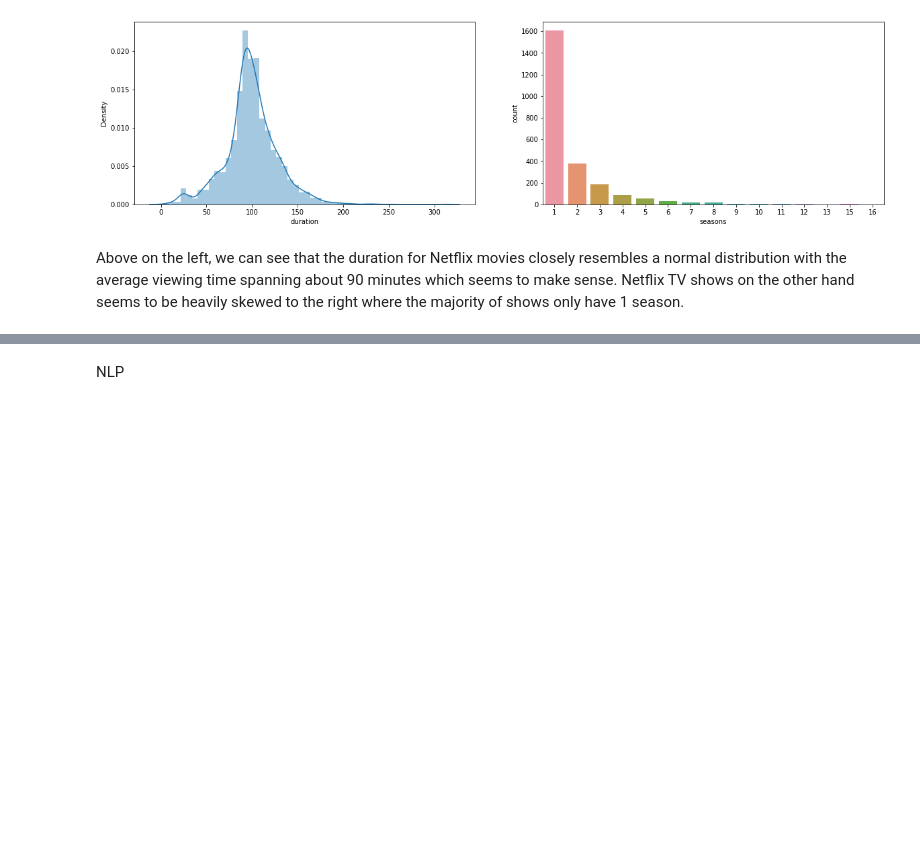
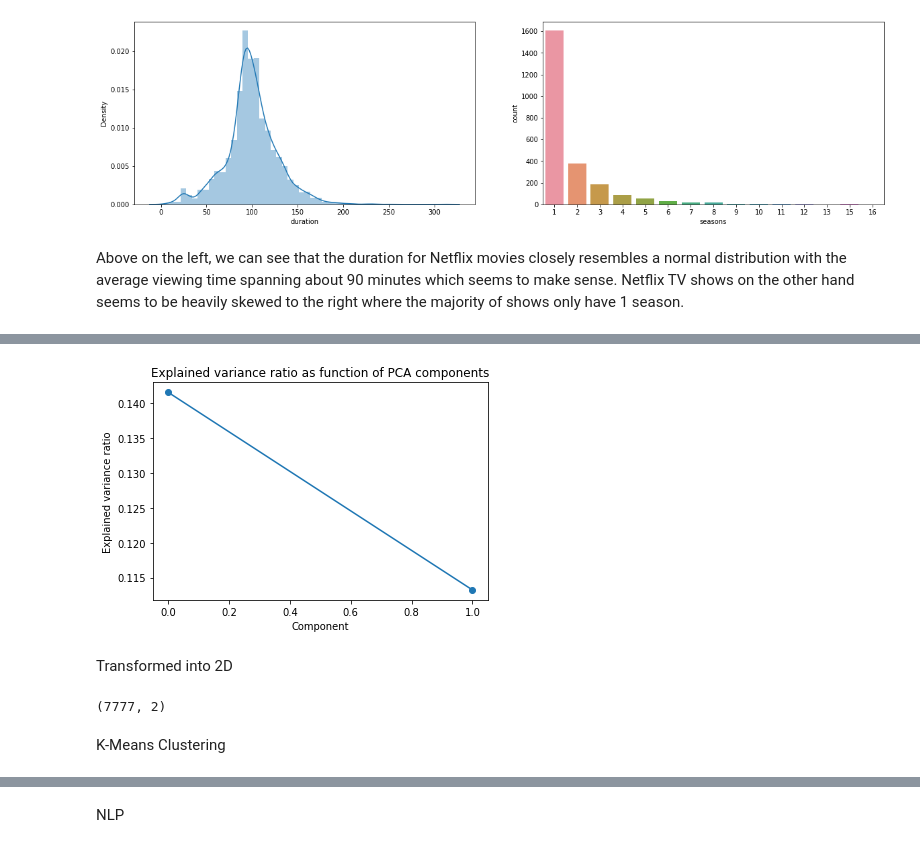
Before and after one commit to kiran2424/Netflix-Movies-and-TV-Shows-Clustering, a Jupyter notebook: NETFLIX_MOVIES_AND_TV_SHOWS_CLUSTERING.ipynb, the cells around one changed output, grey strips where cells are left out. Cells and saved outputs as stored; diff of their text form; code cells hidden in the pictures; blank space fills up the shorter version.

```diff
--- a/NETFLIX_MOVIES_AND_TV_SHOWS_CLUSTERING.ipynb
+++ b/NETFLIX_MOVIES_AND_TV_SHOWS_CLUSTERING.ipynb
@@ -423,0 +421,20 @@ netflix_encoded_data.head()
+# %%
+pca = PCA(n_components=2)
+pca.fit(netflix_encoded_data)
+data_transformed = pca.transform(netflix_encoded_data)
+# %%
+plt.plot(list(pca.explained_variance_ratio_),'-o')
+plt.title('Explained variance ratio as function of PCA components')
+plt.ylabel('Explained variance ratio')
+plt.xlabel('Component')
+plt.show()
+# %% [output]
+[figure, added]
+# %% [markdown]
+Transformed into 2D
+# %%
+data_transformed.shape
+# %% [output]
+(7777, 2)
+# %% [markdown]
+K-Means Clustering
```
Also changed, not shown: parts of 18 cells of this notebook.
